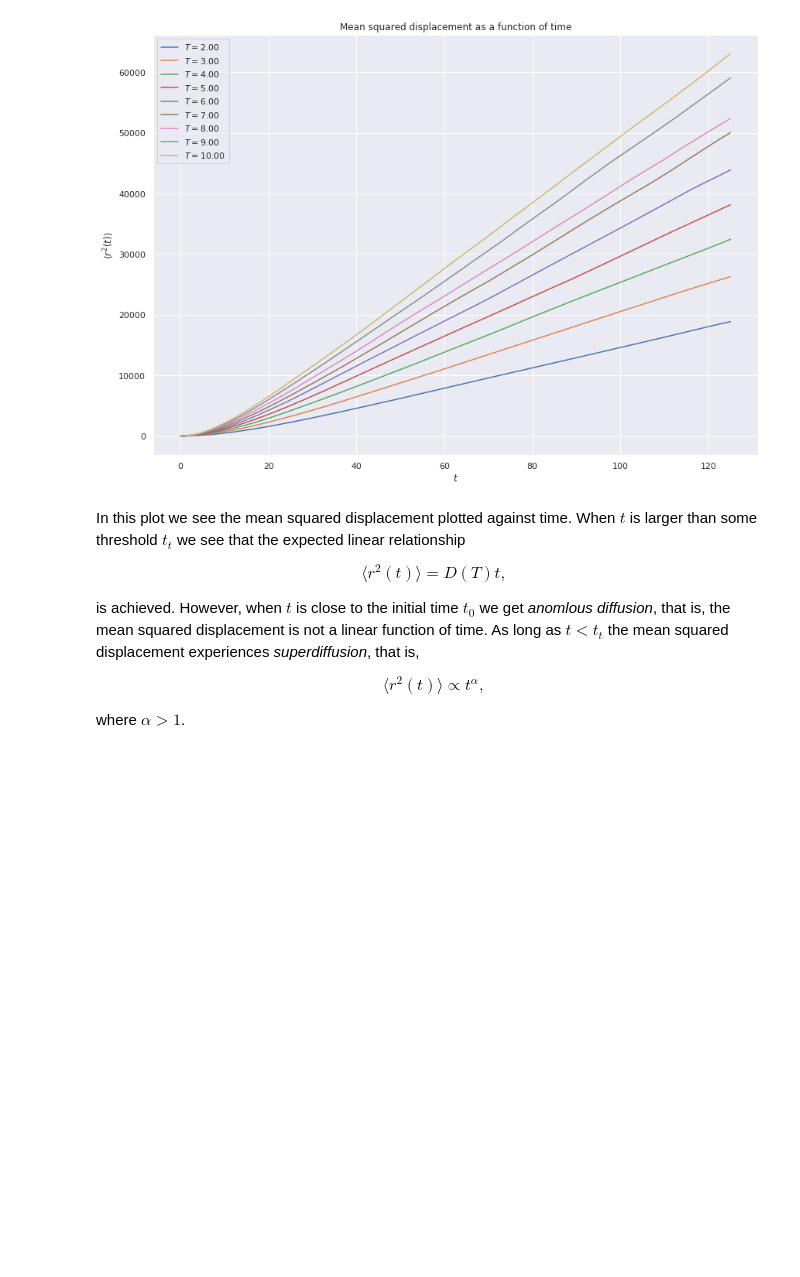
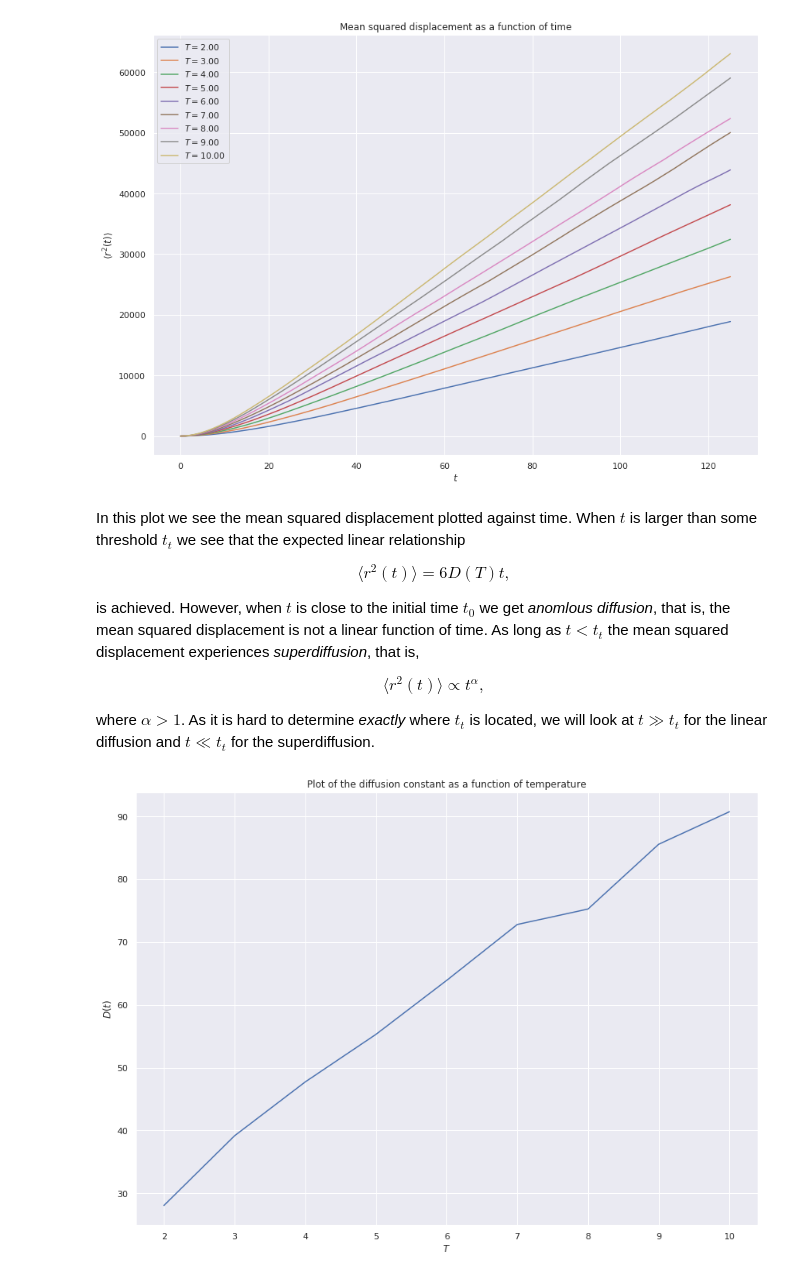
Before and after one commit to Schoyen/FYS4460, a Jupyter notebook: project-1/the-diffusion-constant.ipynb, the cells around one changed output. Drawn from its saved outputs; the diff is of its cells as text; code cells hidden in the pictures; blank space fills up the shorter version.

Commit message:
Add diffusion notebook

```diff
--- a/project-1/the-diffusion-constant.ipynb
+++ b/project-1/the-diffusion-constant.ipynb
@@ -94,13 +95,14 @@ temperature_list = [float(re.search(pattern, filename).group(1)) for filename in
 file_list = list(map(lambda x: os.path.join("dat", x), file_list))
 
 temperature_list, file_list = zip(*sorted(zip(temperature_list, file_list)))
-# %%
-log_df = pd.read_csv(file_list[0], sep=r"\s+", skiprows=3, skipfooter=27, engine="python")
 # %%
 fig = plt.figure(figsize=(14, 10))
 
+log_df_list = []
+
 for T, filename in zip(temperature_list, file_list):
     log_df = pd.read_csv(filename, sep=r"\s+", skiprows=3, skipfooter=27, engine="python")
+    log_df_list.append(log_df)
     plt.plot(
         log_df["v_mytime"],
         log_df["c_msd[4]"],
@@ -117,10 +119,44 @@ plt.show()
 # %% [markdown]
 In this plot we see the mean squared displacement plotted against time. When $t$ is larger than some threshold $t_t$ we see that the expected linear relationship
 \begin{align}
-    \langle r^2(t) \rangle = D(T) t,
+    \langle r^2(t) \rangle = 6 D(T) t,
 \end{align}
 is achieved. However, when $t$ is close to the initial time $t_0$ we get _anomlous diffusion_, that is, the mean squared displacement is not a linear function of time. As long as $t < t_t$ the mean squared displacement experiences _superdiffusion_, that is,
 \begin{align}
     \langle r^2 (t) \rangle \propto t^{\alpha},
 \end{align}
-where $\alpha > 1$.
+where $\alpha > 1$. As it is hard to determine _exactly_ where $t_t$ is located, we will look at $t \gg t_t$ for the linear diffusion and $t \ll t_t$ for the superdiffusion.
+# %%
+t_t = 20 # We define this to be the transition from anomalous to linear diffusion
+# %%
+D_list = []
+alpha_list = []
+
+for T, log_df in zip(temperature_list, log_df_list):
+    linear_df = log_df[log_df["v_mytime"] > t_t * 2]
+    time = np.array(linear_df["v_mytime"])
+    msd = np.array(linear_df["c_msd[4]"])
+
+    clf = sklearn.linear_model.LinearRegression().fit(
+        time[:, np.newaxis], msd[:, np.newaxis]
+    )
+    D_list.append(clf.coef_[0, 0] / 6)
+
+    super_df = log_df[(log_df["v_mytime"] < t_t / 2) & (log_df["v_mytime"] > 0)]
+    time = np.log(super_df["v_mytime"])
+    msd = np.log(super_df["c_msd[4]"])
+
+    clf = sklearn.linear_model.LinearRegression().fit(
+        time[:, np.newaxis], msd[:, np.newaxis]
+    )
+    alpha_list.append(clf.coef_[0, 0])
+# %%
+fig = plt.figure(figsize=(14, 10))
+
+plt.plot(temperature_list, D_list)
+plt.title(r"Plot of the diffusion constant as a function of temperature")
+plt.xlabel(r"$T$")
+plt.ylabel(r"$D(t)$")
+plt.show()
+# %% [output]
+[figure, added]
```
Also changed, not shown: parts of 2 cells of this notebook.
